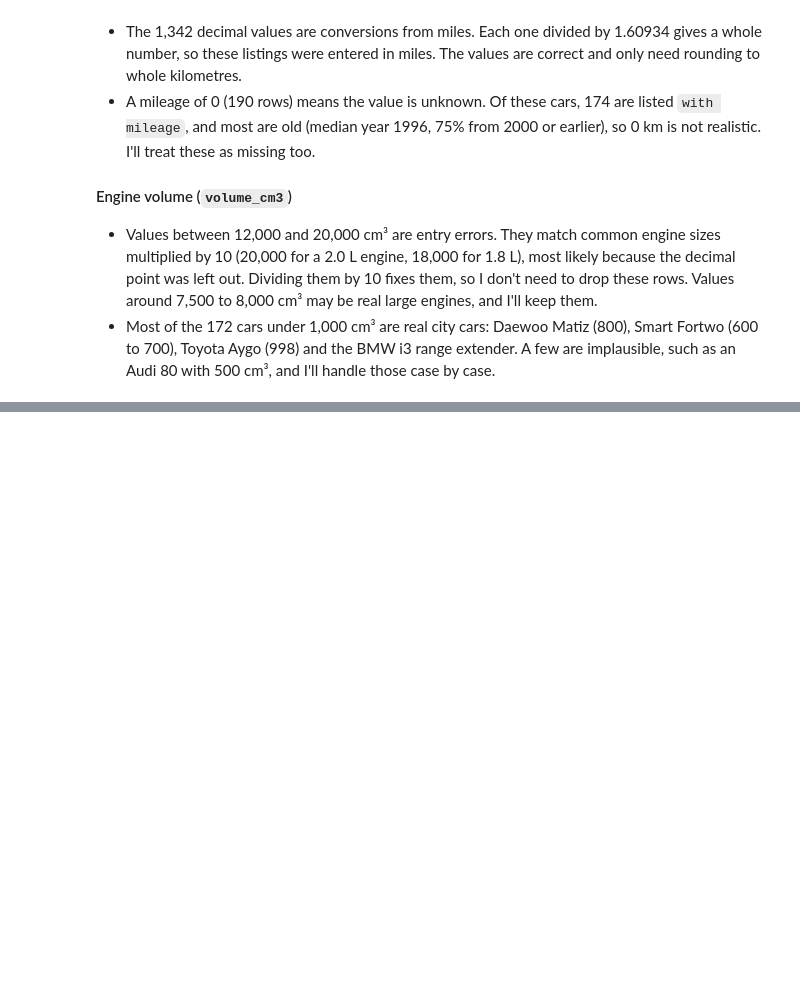
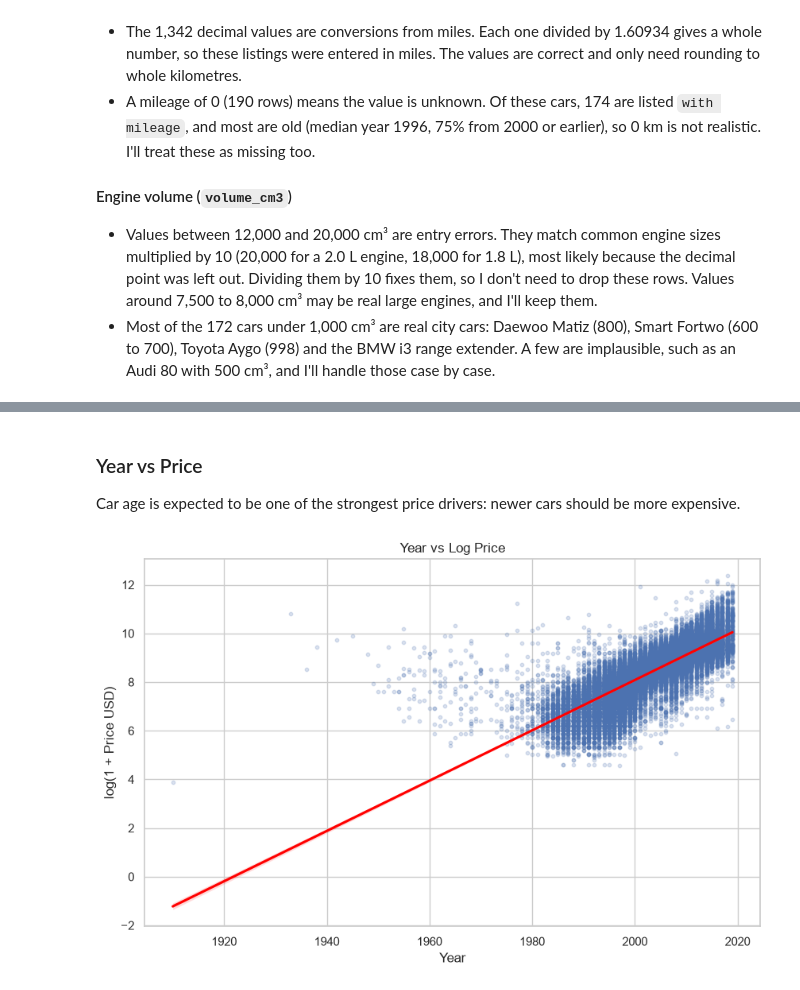
Before and after one commit to VukasinJ-dev/car-price-prediction, a Jupyter notebook: notebooks/01_eda.ipynb, the cells around one changed output, grey strips where cells are left out. Cells and saved outputs as stored; diff of their text form; code cells hidden in the pictures; blank space fills up the shorter version.

Commit message:
EDA: add bivariate analysis of features vs price

```diff
--- a/notebooks/01_eda.ipynb
+++ b/notebooks/01_eda.ipynb
@@ -563,0 +568,15 @@ Name: count, dtype: int64
+# %% [markdown]
+### Year vs Price
+
+Car age is expected to be one of the strongest price drivers: newer cars should be more expensive.
+# %%
+sns.regplot(x=df["year"], y=np.log1p(df["price_usd"]),
+            scatter_kws={"alpha": 0.2, "s": 10},
+            line_kws={"color": "red"})
+plt.title("Year vs Log Price")
+plt.xlabel("Year")
+plt.ylabel("log(1 + Price USD)")
+plt.savefig("../reports/figures/year_vs_log_price.png", dpi=300, bbox_inches="tight")
+plt.show()
+# %% [output]
+[figure, added]
```
Also changed, not shown: parts of 11 cells of this notebook, 4 other files.
